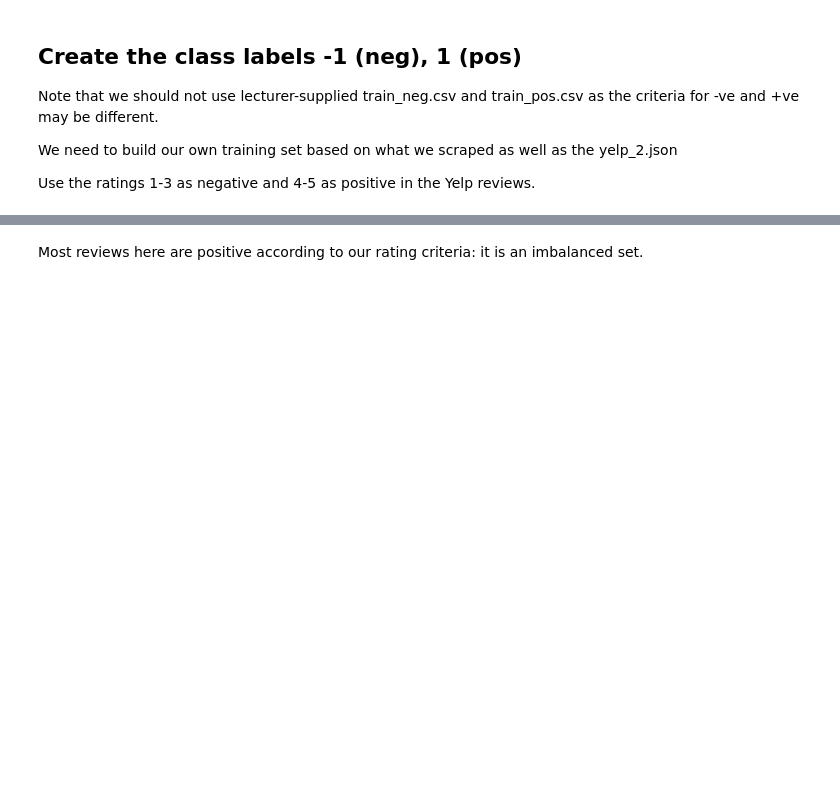
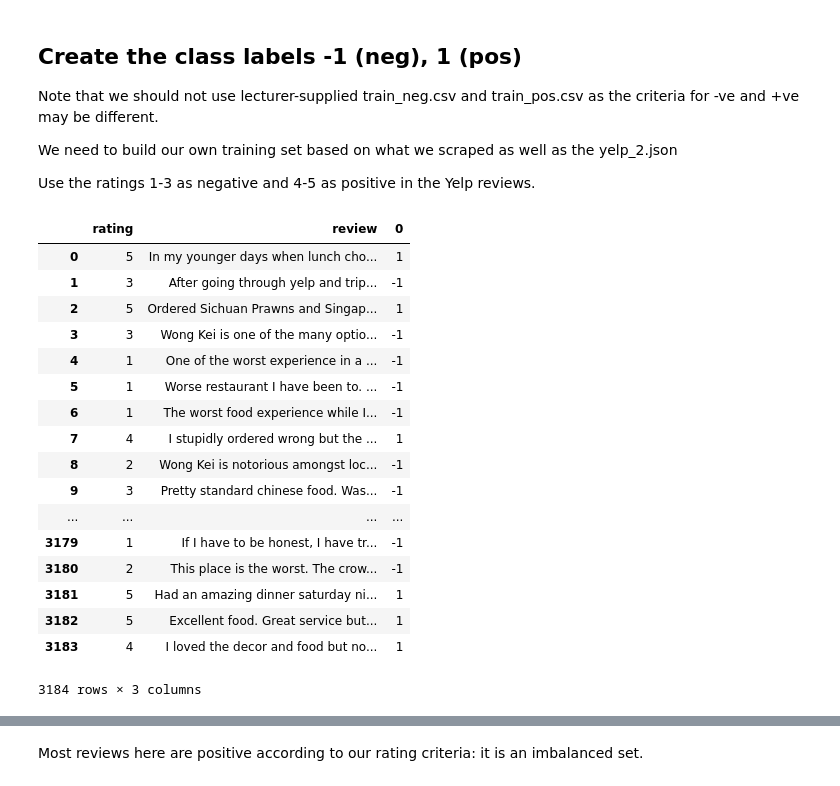
Before and after one commit to lppier/Sentiment_Mining_on_Yelp_Reviews, a Jupyter notebook: data_preparation.ipynb, the cells around one changed output, grey strips where cells are left out. Drawn from its saved outputs; the diff is of its cells as text; code cells hidden in the pictures; blank space fills up the shorter version.

```diff
--- a/data_preparation.ipynb
+++ b/data_preparation.ipynb
@@ -33,7 +33,7 @@ Total no of reviews 35
 ## Collate Scraped Yelp Reviews - Train
 # %%
 # Read train data (6 restaurants out of 10 restaurants for each category) and collate
-total_reviews = {}
+total_reviews_train = {}
 directory = './data/train/'
 
 for filename in os.listdir(directory):
@@ -48,21 +48,21 @@ for filename in os.listdir(directory):
                 reviews[i]= {"rating" : val["reviewRating"]["ratingValue"],
                              "review" : val["description"]}
                 i += 1
-        if bool(total_reviews)==False:
-            total_reviews = dict(reviews)
+        if bool(total_reviews_train)==False:
+            total_reviews_train = dict(reviews)
         else:
             # need to re-enumerate the numbers here, else it will overwrite the total_reviews by key!
             reviews_to_update = {}
-            cnt = len(total_reviews)
+            cnt = len(total_reviews_train)
             for k,v in reviews.items():
                 reviews_to_update[str(cnt)] = v
                 cnt = cnt + 1
-            total_reviews.update(reviews_to_update)
+            total_reviews_train.update(reviews_to_update)
             #print(total_reviews)
 
-
-with open('train_scraped.json', 'w') as outfile:
-    json.dump(total_reviews, outfile)
+print(len(total_reviews_train))
+# with open('train_scraped.json', 'w') as outfile:
+#     json.dump(total_reviews_train, outfile)
 # %% [output]
 yelp_chinese_3_Wong Kei Restaurant.json
 yelp_japanese_0_Bone Daddies.json
@@ -86,8 +87,8 @@ yelp_french_7_Chiltern Firehouse.json
 ## Collate Scraped Yelp Reviews - Test
 # %%
 # Read train data (6 restaurants out of 10 restaurants for each category) and collate
-total_reviews = {}
-directory = '/Users/pierlim/PycharmProjects/sent_mining_CA/data/test/'
+total_reviews_test = {}
+directory = './data/test/'
 
 for filename in os.listdir(directory):
 
@@ -101,17 +102,18 @@ for filename in os.listdir(directory):
                 reviews[i]= {"rating" : val["reviewRating"]["ratingValue"],
                              "review" : val["description"]}
                 i += 1
-        if bool(total_reviews)==False:
-            total_reviews = dict(reviews)
+        if bool(total_reviews_test)==False:
+            total_reviews_test = dict(reviews)
         else:
             # need to re-enumerate the numbers here, else it will overwrite the total_reviews by key!
             reviews_to_update = {}
-            cnt = len(total_reviews)
+            cnt = len(total_reviews_test)
             for k,v in reviews.items():
                 reviews_to_update[str(cnt)] = v
                 cnt = cnt + 1
-            total_reviews.update(reviews_to_update)
+            total_reviews_test.update(reviews_to_update)
             #print(total_reviews)
 
-with open('test_scraped.json', 'w') as outfile:
-    json.dump(total_reviews, outfile)
+print(len(total_reviews_test))
+# with open('test_scraped.json', 'w') as outfile:
+#     json.dump(total_reviews_test, outfile)
@@ -156,4 +175,24 @@ df_reviews = pd.DataFrame(reviews).transpose()
 # %%
-df_reviews = pd.concat([df_reviews, pd.DataFrame(actuals)], axis=1)
+df_reviews_train = pd.concat([df_reviews_train, pd.DataFrame(actuals)], axis=1)
 #df_reviews.columns = {'rating', 'review', 'sentiment'}
+df_reviews_train
+# %% [output]
+|  | rating | review | 0 |
+| 0 | 5 | In my younger days when lunch cho... | 1 |
+| 1 | 3 | After going through yelp and trip... | -1 |
+| 2 | 5 | Ordered Sichuan Prawns and Singap... | 1 |
+| 3 | 3 | Wong Kei is one of the many optio... | -1 |
+| 4 | 1 | One of the worst experience in a ... | -1 |
+| 5 | 1 | Worse restaurant I have been to. ... | -1 |
+| 6 | 1 | The worst food experience while I... | -1 |
+| 7 | 4 | I stupidly ordered wrong but the ... | 1 |
+| 8 | 2 | Wong Kei is notorious amongst loc... | -1 |
+| 9 | 3 | Pretty standard chinese food. Was... | -1 |
+| ... | ... | ... | ... |
+| 3179 | 1 | If I have to be honest, I have tr... | -1 |
+| 3180 | 2 | This place is the worst. The crow... | -1 |
+| 3181 | 5 | Had an amazing dinner saturday ni... | 1 |
+| 3182 | 5 | Excellent food. Great service but... | 1 |
+| 3183 | 4 | I loved the decor and food but no... | 1 |
+3184 rows × 3 columns
 # %%
```
Also changed, not shown: parts of 13 cells of this notebook.
